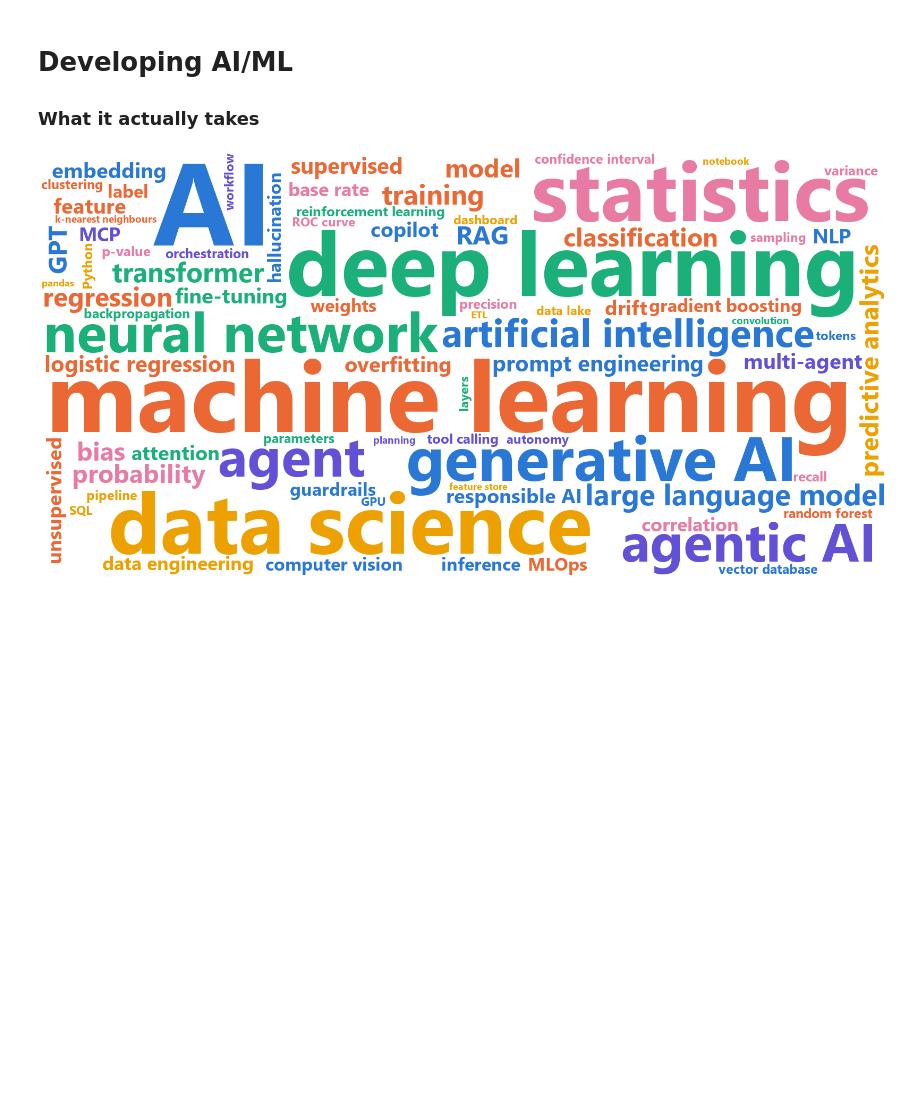
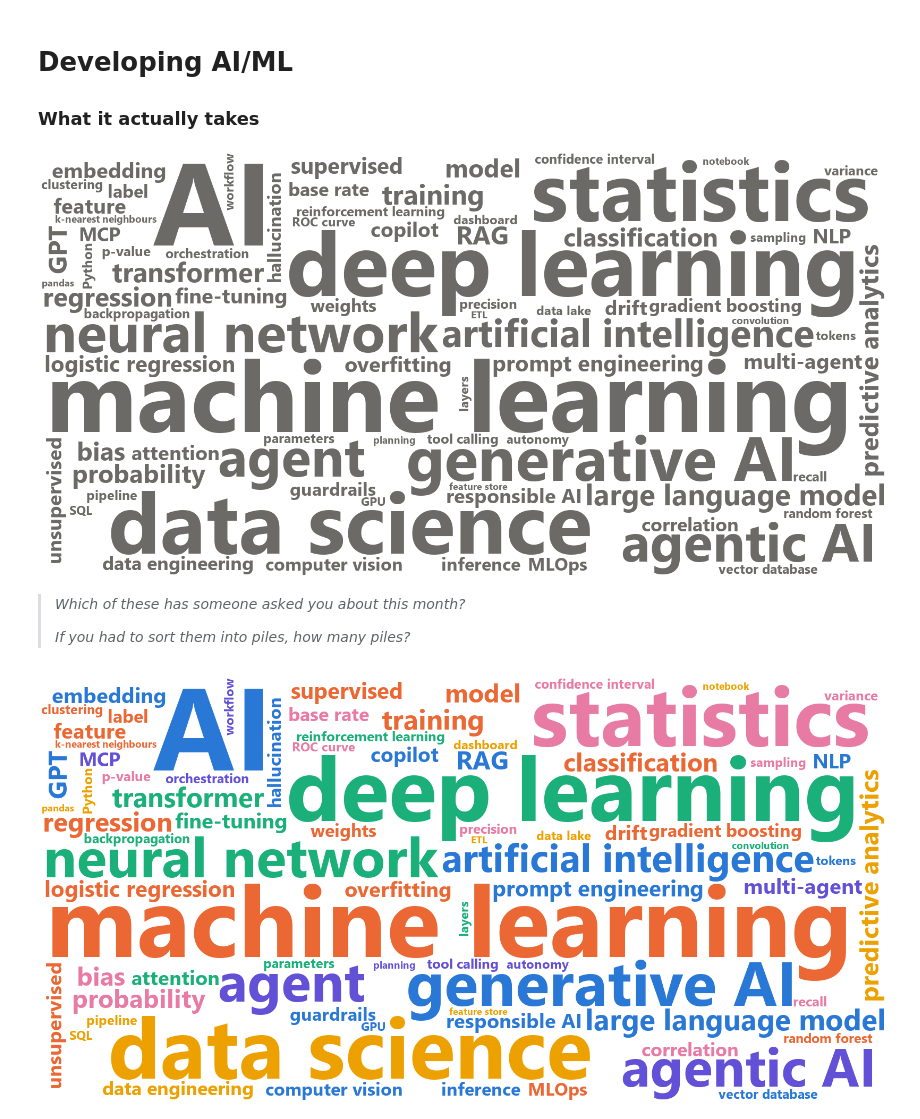
Before and after one commit to andyogah/no-show-ml-demo, a Jupyter notebook: notebooks/backup/no_show_classic_ml_prerun.ipynb, the cells around one changed output. Saved outputs shown, nothing was run; the diff lists cells and outputs as text; code cells hidden in the pictures; blank space fills up the shorter version.

Commit message:
Opening: grey word cloud with two questions, then the coloured one as the reveal

```diff
--- a/notebooks/backup/no_show_classic_ml_prerun.ipynb
+++ b/notebooks/backup/no_show_classic_ml_prerun.ipynb
@@ -3,6 +3,14 @@
 ### What it actually takes
 # %%
 from IPython.display import Image
+# %%
+Image(filename="../docs/figures/00a-wordcloud-grey.png", width=1100)
+# %% [output]
+[figure, added]
+# %% [markdown]
+> *Which of these has someone asked you about this month?*
+>
+> *If you had to sort them into piles, how many piles?*
 # %%
 Image(filename="../docs/figures/00-wordcloud.png", width=1100)
 # %% [output]
```
Also changed, not shown: parts of 1 cell of this notebook, 6 other files.
